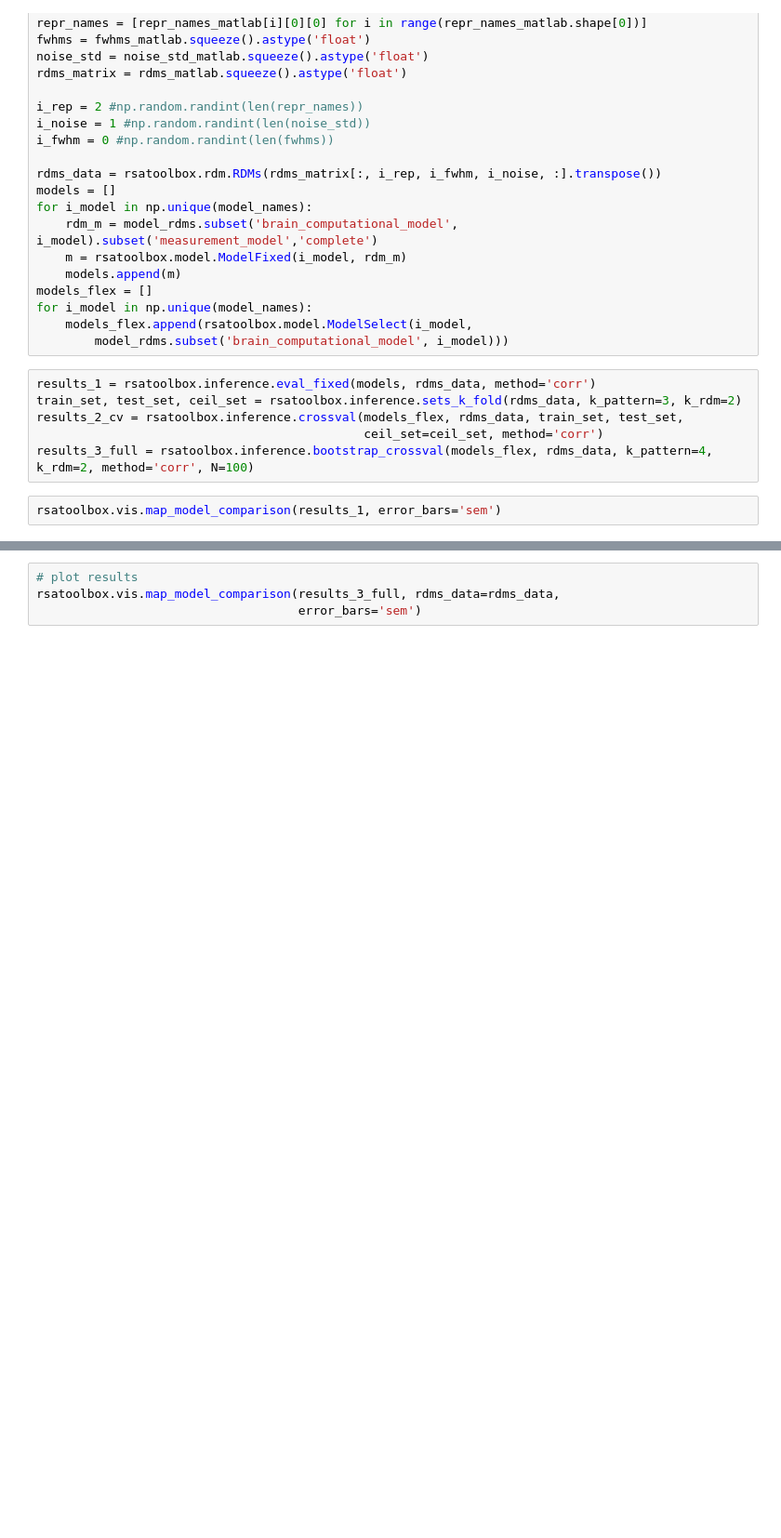
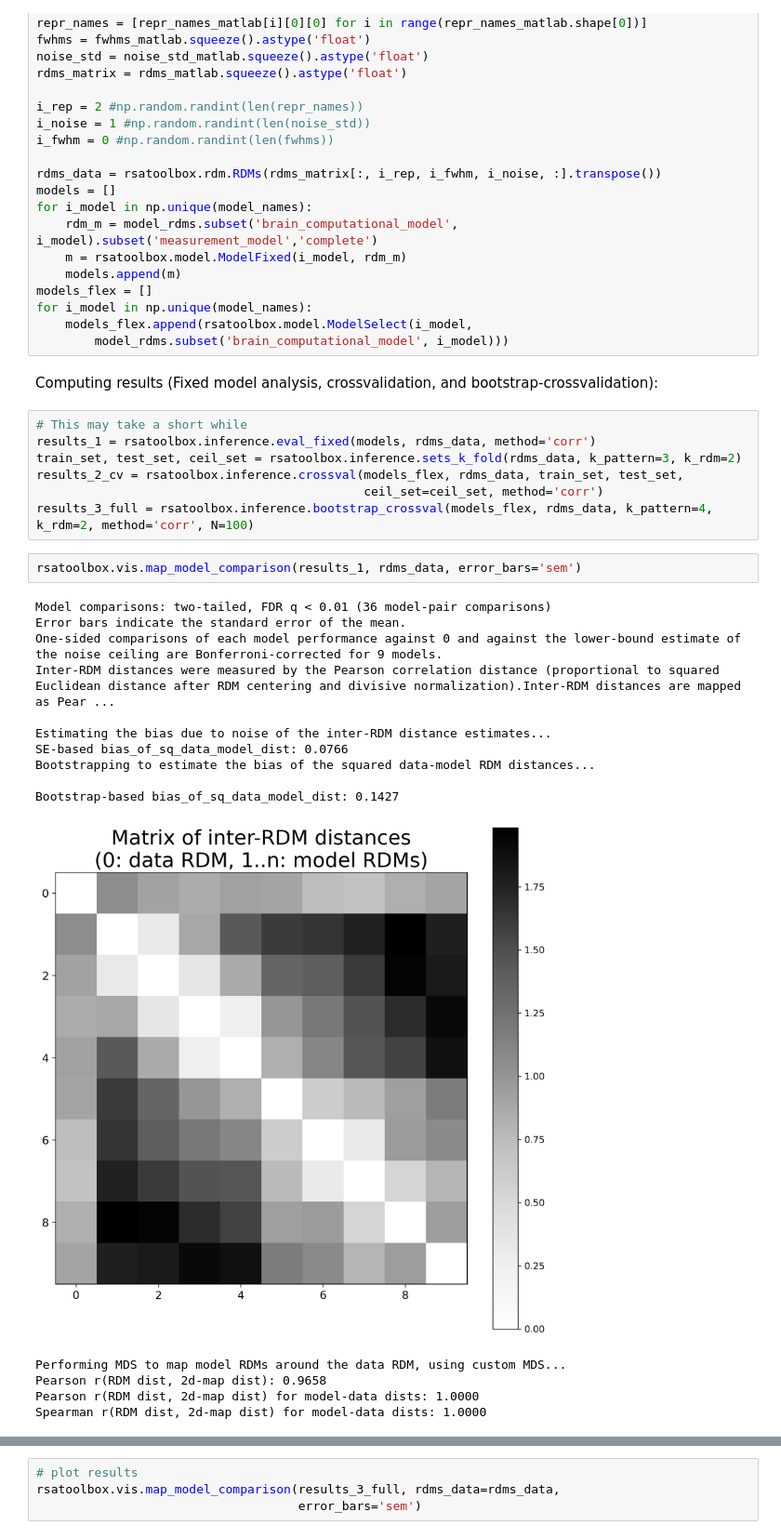
Before and after one commit to rsagroup/rsatoolbox, a Jupyter notebook: demos/demo_model_map.ipynb, the cells around one changed output, grey strips where cells are left out. Shown at 93% size. Saved outputs shown, nothing was run; the diff lists cells and outputs as text; blank space fills up the shorter version.

Commit message:
basic model map demo

```diff
--- a/demos/demo_model_map.ipynb
+++ b/demos/demo_model_map.ipynb
@@ -55,11 +63,30 @@ models_flex = []
 for i_model in np.unique(model_names):
     models_flex.append(rsatoolbox.model.ModelSelect(i_model,
         model_rdms.subset('brain_computational_model', i_model)))
+# %% [markdown]
+Computing results (Fixed model analysis, crossvalidation, and bootstrap-crossvalidation):
 # %%
+# This may take a short while
 results_1 = rsatoolbox.inference.eval_fixed(models, rdms_data, method='corr')
 train_set, test_set, ceil_set = rsatoolbox.inference.sets_k_fold(rdms_data, k_pattern=3, k_rdm=2)
 results_2_cv = rsatoolbox.inference.crossval(models_flex, rdms_data, train_set, test_set,
                                              ceil_set=ceil_set, method='corr')
 results_3_full = rsatoolbox.inference.bootstrap_crossval(models_flex, rdms_data, k_pattern=4, k_rdm=2, method='corr', N=100)
 # %%
-rsatoolbox.vis.map_model_comparison(results_1, error_bars='sem')
+rsatoolbox.vis.map_model_comparison(results_1, rdms_data, error_bars='sem')
+# %% [output]
+Model comparisons: two-tailed, FDR q < 0.01 (36 model-pair comparisons)
+Error bars indicate the standard error of the mean.
+One-sided comparisons of each model performance against 0 and against the lower-bound estimate of the noise ceiling are Bonferroni-corrected for 9 models.
+Inter-RDM distances were measured by the Pearson correlation distance (proportional to squared Euclidean distance after RDM centering and divisive normalization).Inter-RDM distances are mapped as Pear ...
+
+Estimating the bias due to noise of the inter-RDM distance estimates...
+SE-based bias_of_sq_data_model_dist: 0.0766
+Bootstrapping to estimate the bias of the squared data-model RDM distances...
+
+Bootstrap-based bias_of_sq_data_model_dist: 0.1427
+[figure, added]
+Performing MDS to map model RDMs around the data RDM, using custom MDS...
+Pearson r(RDM dist, 2d-map dist): 0.9658
+Pearson r(RDM dist, 2d-map dist) for model-data dists: 1.0000
+Spearman r(RDM dist, 2d-map dist) for model-data dists: 1.0000
```
Also changed, not shown: parts of 8 cells of this notebook.
